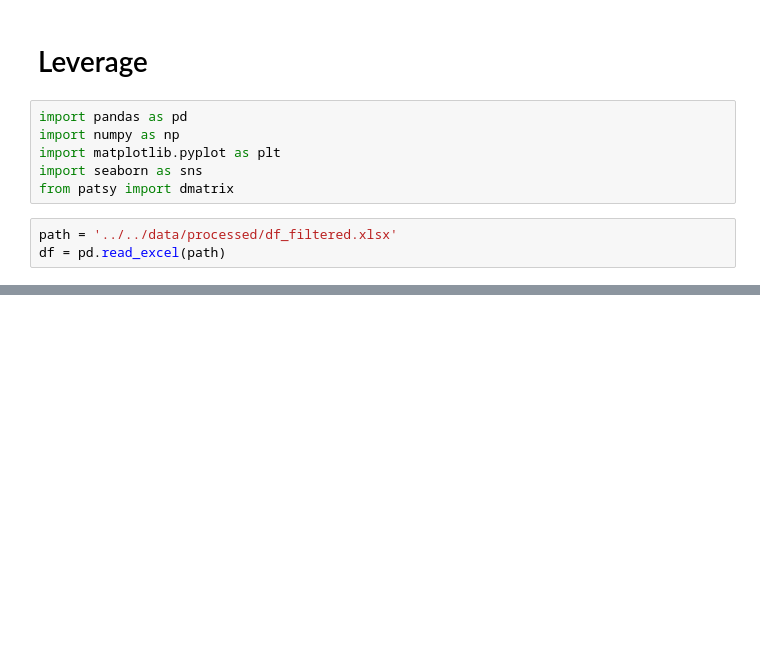
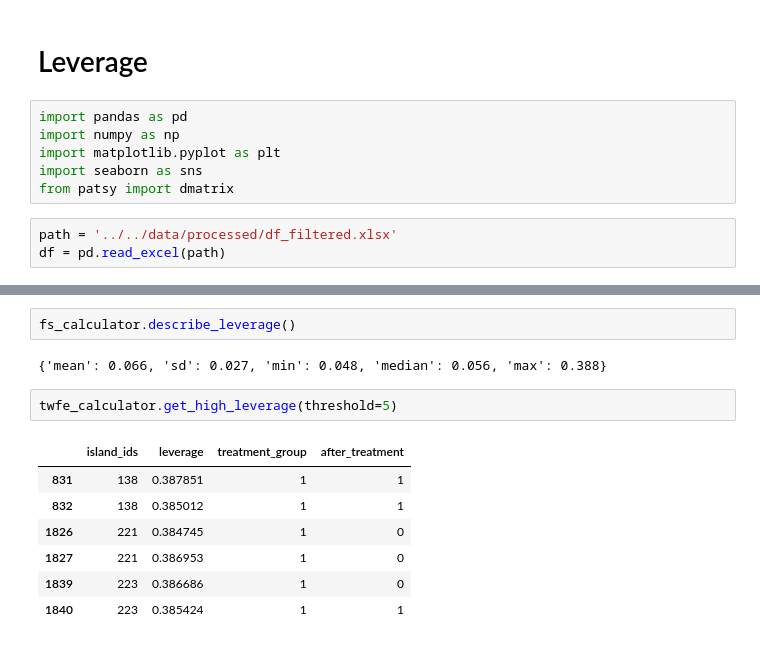
Before and after one commit to Keisei-Akiya/bridge-straw-effects, a Jupyter notebook: src/analysis/leverage.ipynb, the cells around one changed output, grey strips where cells are left out. Saved outputs shown, nothing was run; the diff lists cells and outputs as text; blank space fills up the shorter version.

```diff
--- a/src/analysis/leverage.ipynb
+++ b/src/analysis/leverage.ipynb
@@ -93,0 +94,14 @@ len(df[df['leverage'] > 2 * theoretical_value]) / len(df)
+# %%
+fs_calculator.describe_leverage()
+# %% [output]
+{'mean': 0.066, 'sd': 0.027, 'min': 0.048, 'median': 0.056, 'max': 0.388}
+# %%
+twfe_calculator.get_high_leverage(threshold=5)
+# %% [output]
+|  | island_ids | leverage | treatment_group | after_treatment |
+| 831 | 138 | 0.387851 | 1 | 1 |
+| 832 | 138 | 0.385012 | 1 | 1 |
+| 1826 | 221 | 0.384745 | 1 | 0 |
+| 1827 | 221 | 0.386953 | 1 | 0 |
+| 1839 | 223 | 0.386686 | 1 | 0 |
+| 1840 | 223 | 0.385424 | 1 | 1 |
```
Also changed, not shown: parts of 9 cells of this notebook, 4 other files.
